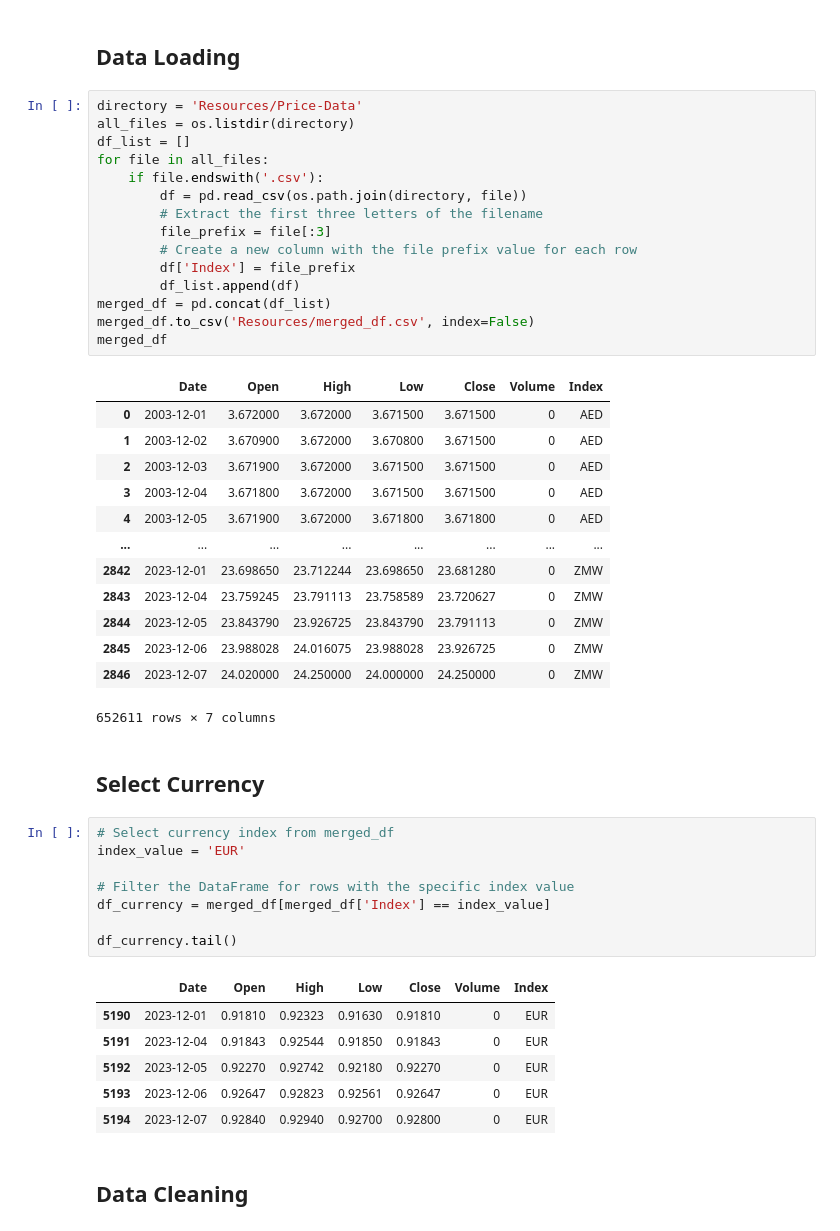
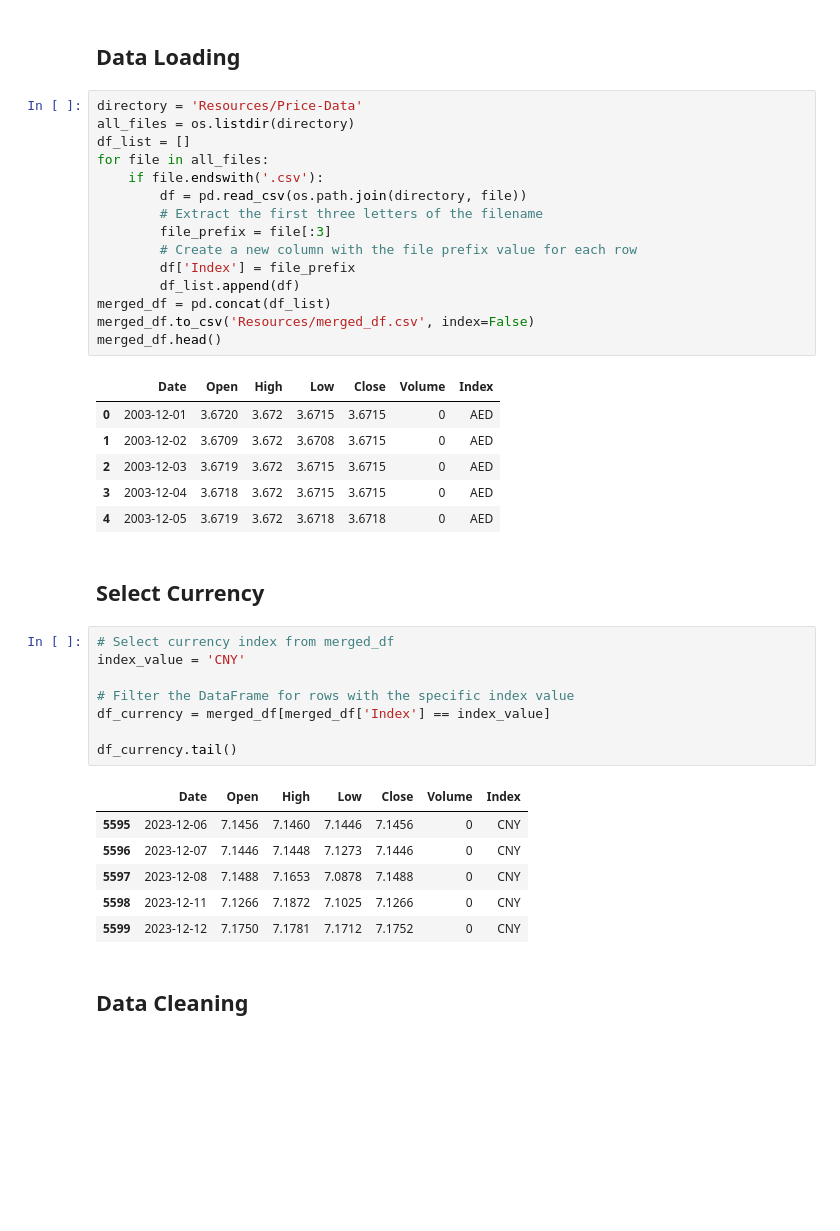
Before and after one commit to Stefan-Kniejski/Project-4-Group-2, a Jupyter notebook: Analysis/currency_regression.ipynb, the cells around one changed output. Drawn from its saved outputs; the diff is of its cells as text; blank space fills up the shorter version.

```diff
--- a/Analysis/currency_regression.ipynb
+++ b/Analysis/currency_regression.ipynb
@@ -18,37 +18,30 @@ from sklearn.metrics import mean_squared_error, r2_score
 # %%
 directory = 'Resources/Price-Data'
 all_files = os.listdir(directory)
 df_list = []
 for file in all_files:
     if file.endswith('.csv'):
         df = pd.read_csv(os.path.join(directory, file))
         # Extract the first three letters of the filename
         file_prefix = file[:3]
         # Create a new column with the file prefix value for each row
         df['Index'] = file_prefix
         df_list.append(df)
 merged_df = pd.concat(df_list)
 merged_df.to_csv('Resources/merged_df.csv', index=False)
-merged_df
+merged_df.head()
 # %% [output]
 |  | Date | Open | High | Low | Close | Volume | Index |
-| 0 | 2003-12-01 | 3.672000 | 3.672000 | 3.671500 | 3.671500 | 0 | AED |
-| 1 | 2003-12-02 | 3.670900 | 3.672000 | 3.670800 | 3.671500 | 0 | AED |
-| 2 | 2003-12-03 | 3.671900 | 3.672000 | 3.671500 | 3.671500 | 0 | AED |
-| 3 | 2003-12-04 | 3.671800 | 3.672000 | 3.671500 | 3.671500 | 0 | AED |
-| 4 | 2003-12-05 | 3.671900 | 3.672000 | 3.671800 | 3.671800 | 0 | AED |
-| ... | ... | ... | ... | ... | ... | ... | ... |
-| 2842 | 2023-12-01 | 23.698650 | 23.712244 | 23.698650 | 23.681280 | 0 | ZMW |
-| 2843 | 2023-12-04 | 23.759245 | 23.791113 | 23.758589 | 23.720627 | 0 | ZMW |
-| 2844 | 2023-12-05 | 23.843790 | 23.926725 | 23.843790 | 23.791113 | 0 | ZMW |
-| 2845 | 2023-12-06 | 23.988028 | 24.016075 | 23.988028 | 23.926725 | 0 | ZMW |
-| 2846 | 2023-12-07 | 24.020000 | 24.250000 | 24.000000 | 24.250000 | 0 | ZMW |
+| 0 | 2003-12-01 | 3.6720 | 3.672 | 3.6715 | 3.6715 | 0 | AED |
+| 1 | 2003-12-02 | 3.6709 | 3.672 | 3.6708 | 3.6715 | 0 | AED |
+| 2 | 2003-12-03 | 3.6719 | 3.672 | 3.6715 | 3.6715 | 0 | AED |
+| 3 | 2003-12-04 | 3.6718 | 3.672 | 3.6715 | 3.6715 | 0 | AED |
+| 4 | 2003-12-05 | 3.6719 | 3.672 | 3.6718 | 3.6718 | 0 | AED |
-652611 rows × 7 columns
 # %% [markdown]
 ## Select Currency
 # %%
 # Select currency index from merged_df
-index_value = 'EUR'
+index_value = 'CNY'
 
 # Filter the DataFrame for rows with the specific index value
 df_currency = merged_df[merged_df['Index'] == index_value]
@@ -56,11 +49,11 @@ df_currency = merged_df[merged_df['Index'] == index_value]
 df_currency.tail()
 # %% [output]
 |  | Date | Open | High | Low | Close | Volume | Index |
-| 5190 | 2023-12-01 | 0.91810 | 0.92323 | 0.91630 | 0.91810 | 0 | EUR |
-| 5191 | 2023-12-04 | 0.91843 | 0.92544 | 0.91850 | 0.91843 | 0 | EUR |
-| 5192 | 2023-12-05 | 0.92270 | 0.92742 | 0.92180 | 0.92270 | 0 | EUR |
-| 5193 | 2023-12-06 | 0.92647 | 0.92823 | 0.92561 | 0.92647 | 0 | EUR |
-| 5194 | 2023-12-07 | 0.92840 | 0.92940 | 0.92700 | 0.92800 | 0 | EUR |
+| 5595 | 2023-12-06 | 7.1456 | 7.1460 | 7.1446 | 7.1456 | 0 | CNY |
+| 5596 | 2023-12-07 | 7.1446 | 7.1448 | 7.1273 | 7.1446 | 0 | CNY |
+| 5597 | 2023-12-08 | 7.1488 | 7.1653 | 7.0878 | 7.1488 | 0 | CNY |
+| 5598 | 2023-12-11 | 7.1266 | 7.1872 | 7.1025 | 7.1266 | 0 | CNY |
+| 5599 | 2023-12-12 | 7.1750 | 7.1781 | 7.1712 | 7.1752 | 0 | CNY |
 # %% [markdown]
 ## Data Cleaning
 # %%
```
Also changed, not shown: parts of 13 cells of this notebook.
